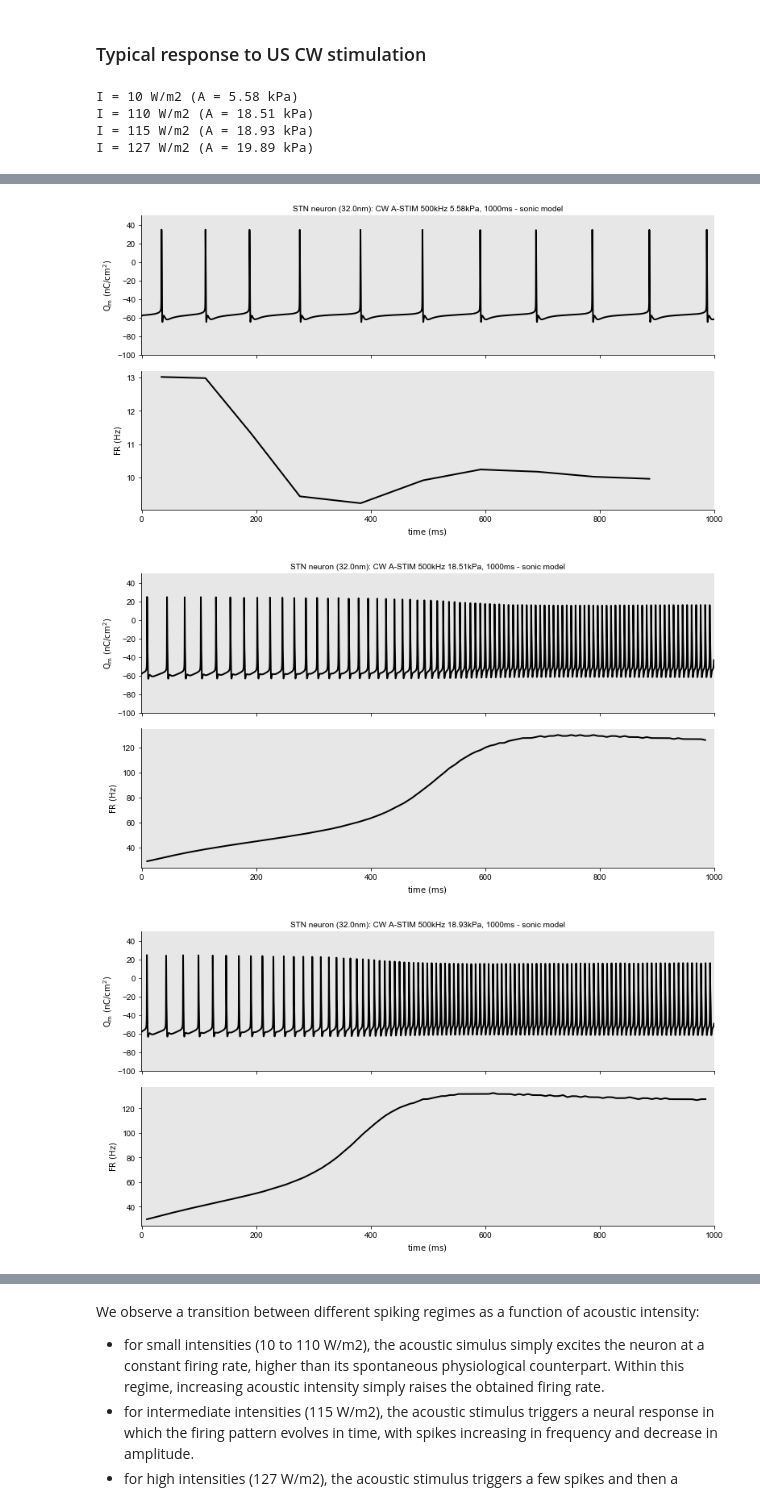
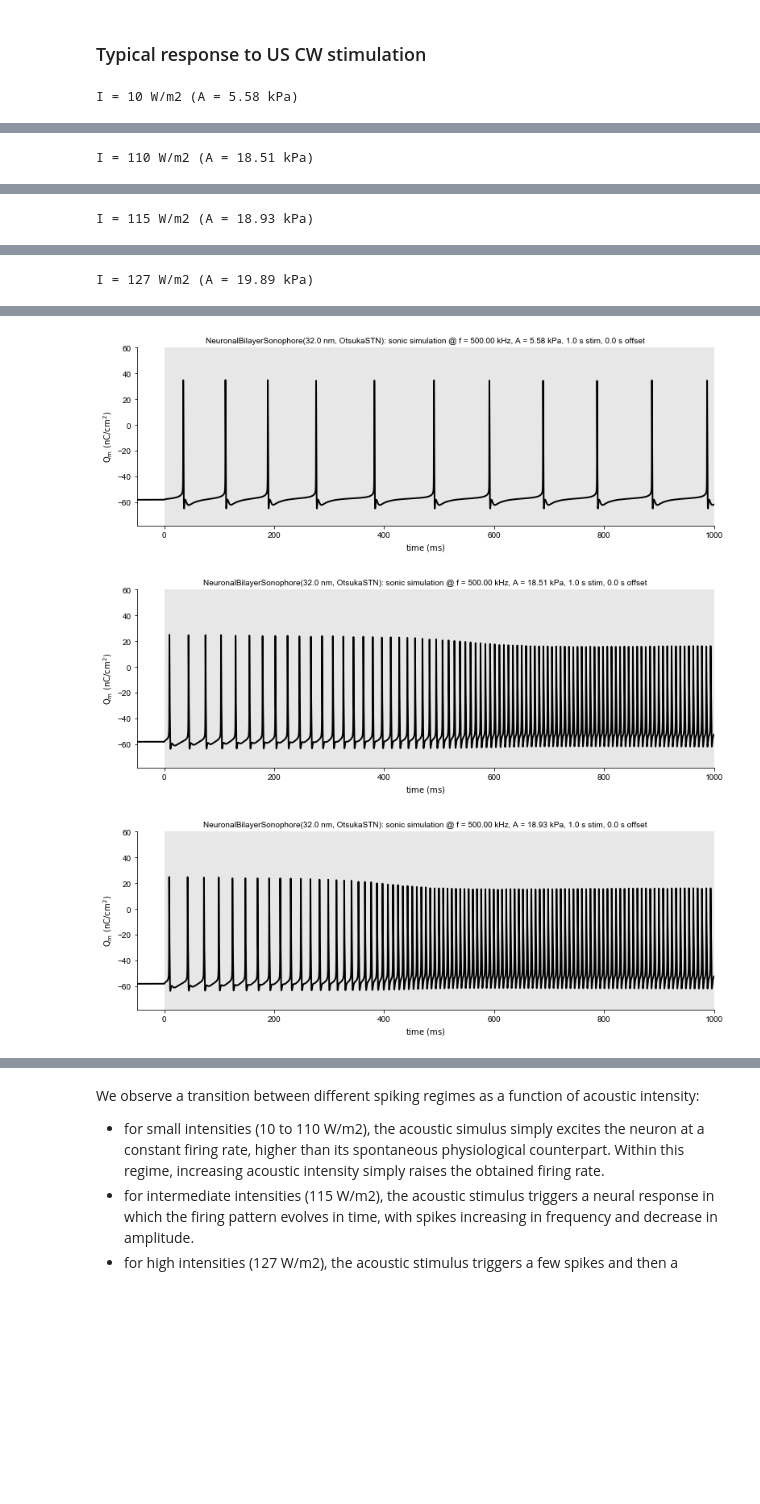
Before and after one commit to scbao/pysonic, a Jupyter notebook: notebooks/STN neuron.ipynb, the cells around one changed output, grey strips where cells are left out. Saved outputs shown, nothing was run; the diff lists cells and outputs as text; code cells hidden in the pictures; blank space fills up the shorter version.

```diff
--- a/notebooks/STN neuron.ipynb
+++ b/notebooks/STN neuron.ipynb
@@ -29,0 +115,12 @@ We observe a variable spontenaous firing rate between 5 and 20 Hz, with an avera
+# %%
+pp = PulsedProtocol(50e-3, 1.5)
+for Vm0 in [-58., -62., -66., -72., -78.]:
+    OtsukaSTN.Vm0 = Vm0
+    pneuron = OtsukaSTN()
+    print(f'Vm0 = {pneuron.Vm0} mV')
+    data, meta = pneuron.simulate(50., pp)
+    fig = GroupedTimeSeries([(data, meta)], pltscheme={'V_m': ['Vm']}).render()[0]
+    title = fig.get_axes()[0].get_title()
+    fig.get_axes()[0].set_title(f'{title} - Vm0 = {pneuron.Vm0} mV')
+OtsukaSTN.Vm0 = standard_Vm0
+pneuron = OtsukaSTN()
@@ -30,5 +151,7 @@ We observe a variable spontenaous firing rate between 5 and 20 Hz, with an avera
 # %%
-for A in [5., 20., 60.]:
-    data, meta = pneuron.simulate(A, 1., 1.)
-    GroupedTimeSeries([(data, meta)], pltscheme={'Q_m': ['Qm'], 'FR': ['FR']}).render()
+print(f'Vm0 = {pneuron.Vm0} mV')
+pp = PulsedProtocol(0.2, 1.8)
+for A in [-5., -20., -60.]:
+    data, meta = pneuron.simulate(A, pp)
+    fig = GroupedTimeSeries([(data, meta)], pltscheme={'V_m': ['Vm']}).render()[0]
 # %% [output]
@@ -48,8 +164,0 @@ Due to the current implementation, no hyperpolarizing current can be injected af
-# %%
-for Vm0 in [-58., -60., -65., -70., -75., -80.]:
-    pneuron.Vm0 = Vm0
-    data, meta = pneuron.simulate(50., 0.05, 1.5)
-    fig = GroupedTimeSeries([(data, meta)], pltscheme={'Q_m': ['Qm'], 'FR': ['FR']}).render()[0]
-    title = fig.get_axes()[0].get_title()
-    fig.get_axes()[0].set_title(f'{title} - Vm0 = {pneuron.Vm0} mV')
-pneuron.Vm0 = standard_Vm0
@@ -69,5 +164,0 @@ We also notice that the duration of this burst seems to effectively depend on th
-# %%
-print(pneuron.Vm0)
-for A in [5., -20., -60.]:
-    data, meta = pneuron.simulate(A, 0.2, 1.8)
-    fig = GroupedTimeSeries([(data, meta)], pltscheme={'Q_m': ['Qm'], 'FR': ['FR']}).render()[0]
@@ -84,13 +170,11 @@ We also observe the generation of rebound bursts at the offset of short hyperpol
 a = 32e-9  # m
 Fdrive = 500e3  # Hz
 nbls = NeuronalBilayerSonophore(a, pneuron)
+pp = PulsedProtocol(1., 0.0)
 for I in [10, 110, 115, 127]:
     A = Intensity2Pressure(I, rho=1028.0)
     print(f'I = {I:.0f} W/m2 (A = {(A * 1e-3):.2f} kPa)')
-    data, meta = nbls.simulate(Fdrive, A, 1.0, 0.0)
-    fig = GroupedTimeSeries([(data, meta)], pltscheme={'Q_m': ['Qm'], 'FR': ['FR']}).render()[0]
+    data, meta = nbls.simulate(Fdrive, A, pp)
+    fig = GroupedTimeSeries([(data, meta)], pltscheme={'Q_m': ['Qm']}).render()[0]
 # %% [output]
 I = 10 W/m2 (A = 5.58 kPa)
-I = 110 W/m2 (A = 18.51 kPa)
-I = 115 W/m2 (A = 18.93 kPa)
-I = 127 W/m2 (A = 19.89 kPa)
@@ -96,0 +182 @@ I = 127 W/m2 (A = 19.89 kPa)
+I = 110 W/m2 (A = 18.51 kPa)
@@ -96,0 +184 @@ I = 127 W/m2 (A = 19.89 kPa)
+I = 115 W/m2 (A = 18.93 kPa)
@@ -96,0 +186 @@ I = 127 W/m2 (A = 19.89 kPa)
+I = 127 W/m2 (A = 19.89 kPa)
@@ -97,3 +188,3 @@ I = 127 W/m2 (A = 19.89 kPa)
-[figure, old version]
+[figure, new version]
-[figure, old version]
+[figure, new version]
-[figure, old version]
+[figure, new version]
```
Also changed, not shown: parts of 27 cells of this notebook, 4 other files.
